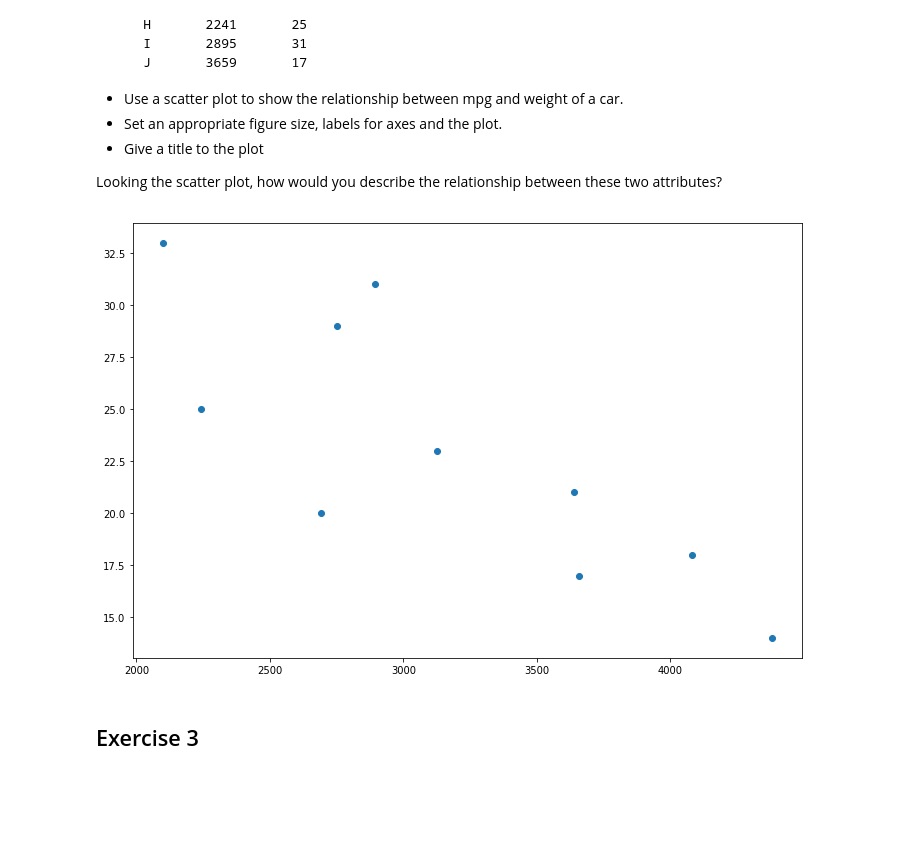
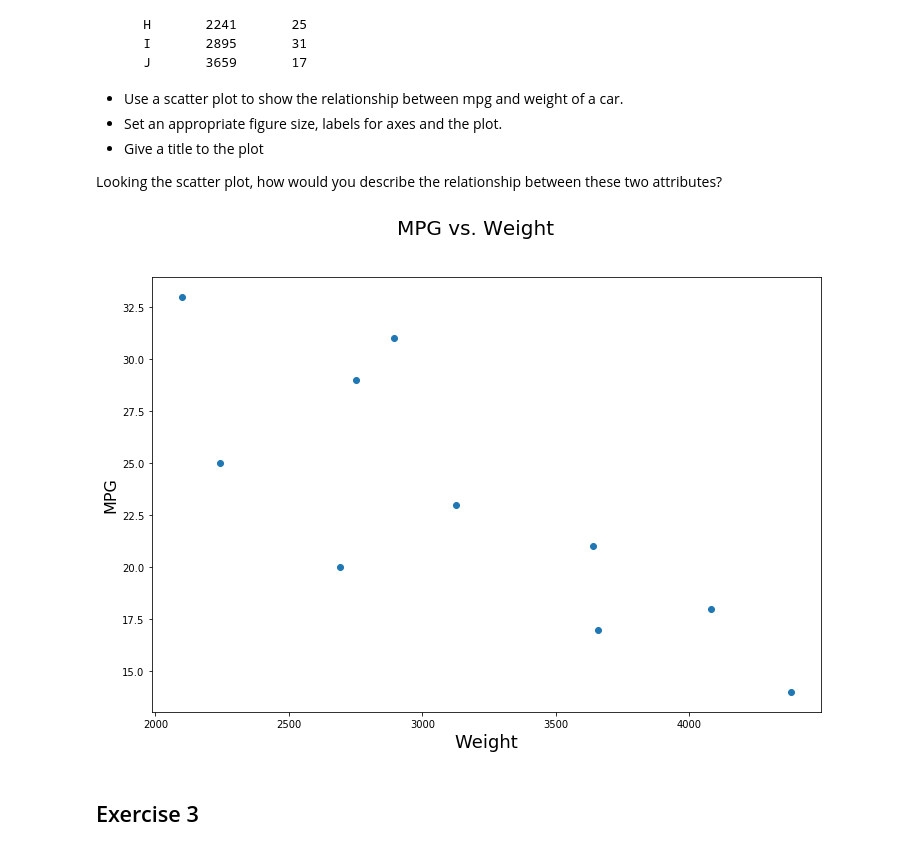
Before and after one commit to Teosoft7/dsc-0-01-22-visualizing-data-lab-seattle-ds-career-040119, a Jupyter notebook: index.ipynb, the cells around one changed output. Saved outputs shown, nothing was run; the diff lists cells and outputs as text; code cells hidden in the pictures; blank space fills up the shorter version.

```diff
--- a/index.ipynb
+++ b/index.ipynb
@@ -67,26 +67,26 @@ Looking the scatter plot, how would you describe the relationship between these
 # %%
 weight = [2750, 3125, 2100, 4082, 2690, 3640, 4380, 2241, 2895, 3659]
 mpg = [29, 23, 33, 18, 20, 21, 14, 25, 31, 17]
 cartype = ['A', 'B', 'C', 'D', 'E', 'F', 'G', 'H', 'I', 'J']
 
 import numpy as np
 import matplotlib.pyplot as plt
 
 # Set the figure size in inches
 fig = plt.figure()
 fig.set_figheight(8)
 fig.set_figwidth(12)
 # Plot with scatter()
 plt.scatter(weight, mpg)
 
 # Set x and y axes labels and give titles
 fig.suptitle('MPG vs. Weight', fontsize=20)
-plt.xlabel(wei', fontsize=18)
-plt.ylabel('ylabel', fontsize=16)
+plt.xlabel('Weight', fontsize=18)
+plt.ylabel('MPG', fontsize=16)
 
 plt.show(fig)
 # %% [output]
-[figure, old version]
+[figure, new version]
 # %% [markdown]
 ## Exercise 3
 # %% [markdown]
```
